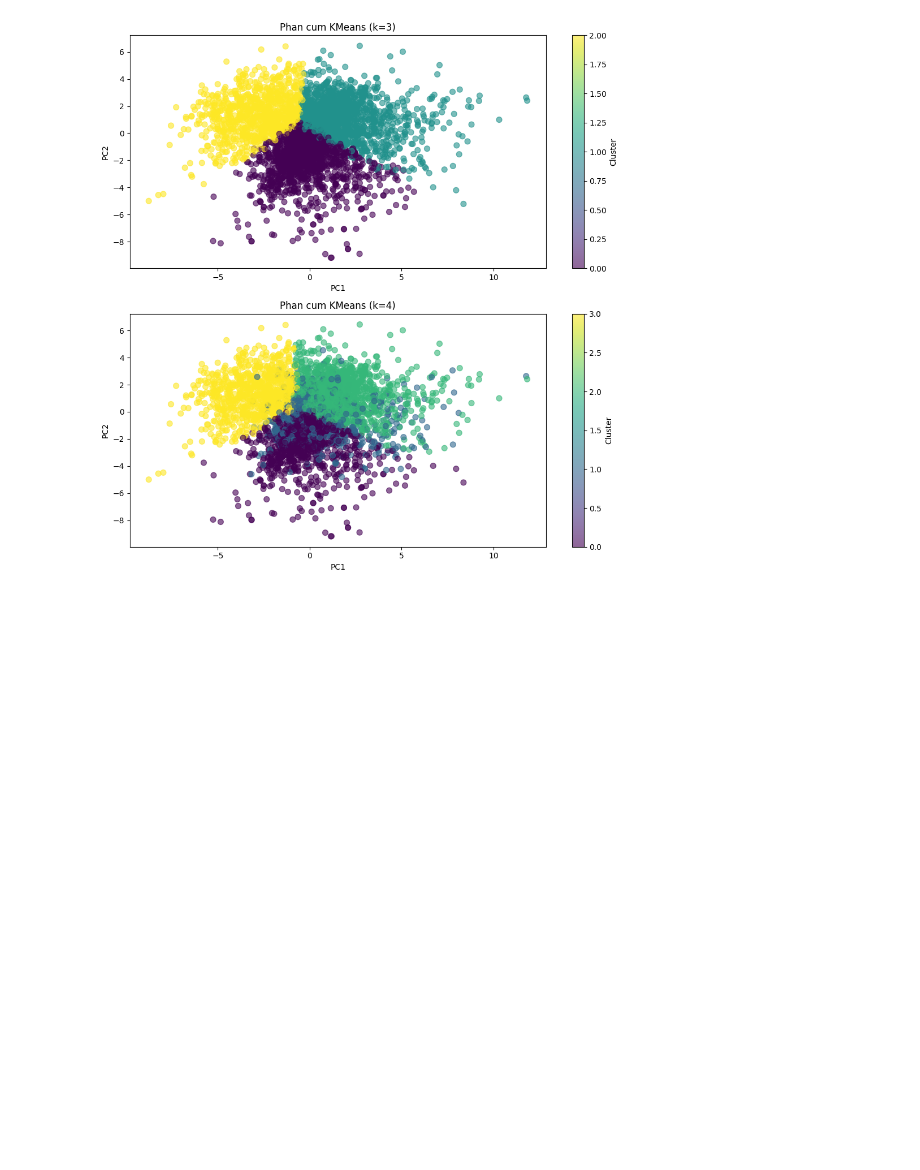
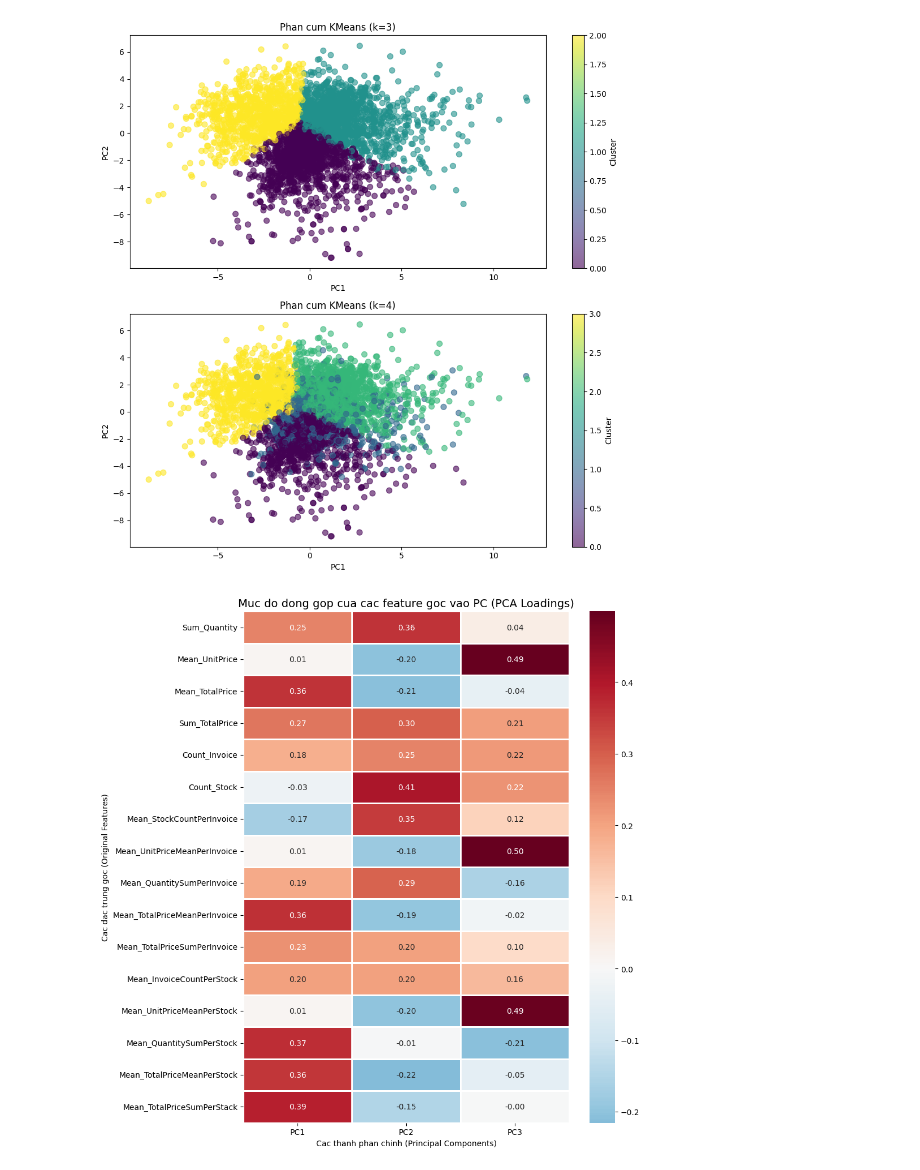
Before and after one commit to tuan0306/customer-segmentation, a Jupyter notebook: notebooks/03_modeling.ipynb, the cells around one changed output. Drawn from its saved outputs; the diff is of its cells as text; code cells hidden in the pictures; blank space fills up the shorter version.

```diff
--- a/notebooks/03_modeling.ipynb
+++ b/notebooks/03_modeling.ipynb
@@ -47,4 +47,6 @@ analyzer.plot_clusters_pca([3,4])
 # %% [output]
 [figure]
 # %%
-load=
+analyzer.analyze_pca_meaning()
+# %% [output]
+[figure, added]
```
Also changed, not shown: 2 other files.
